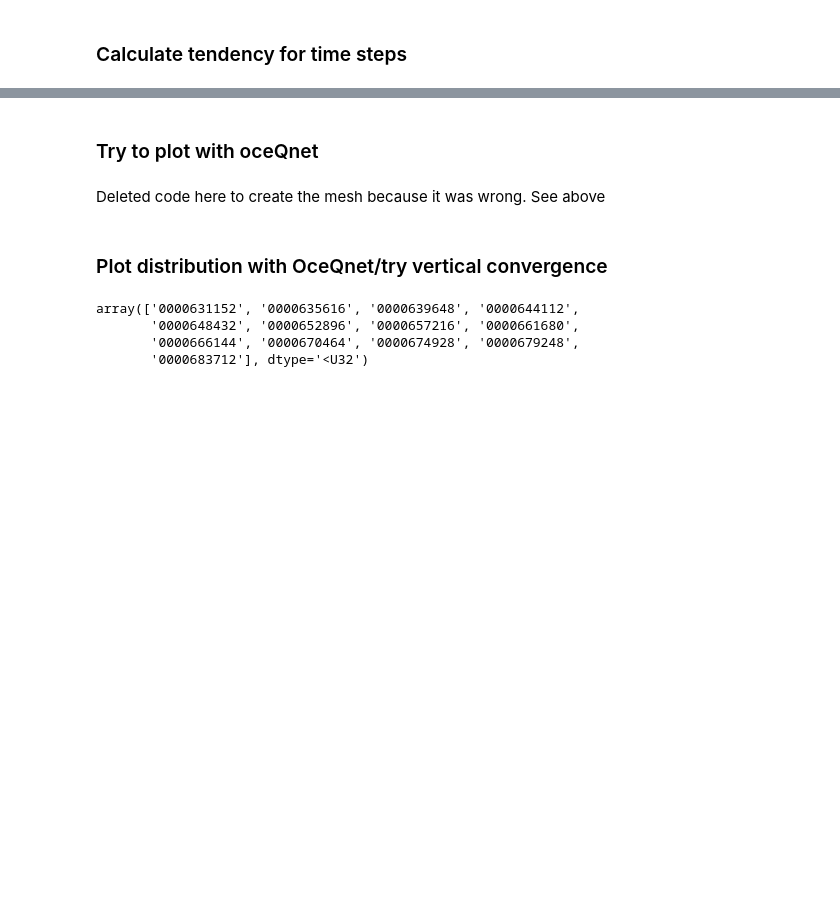
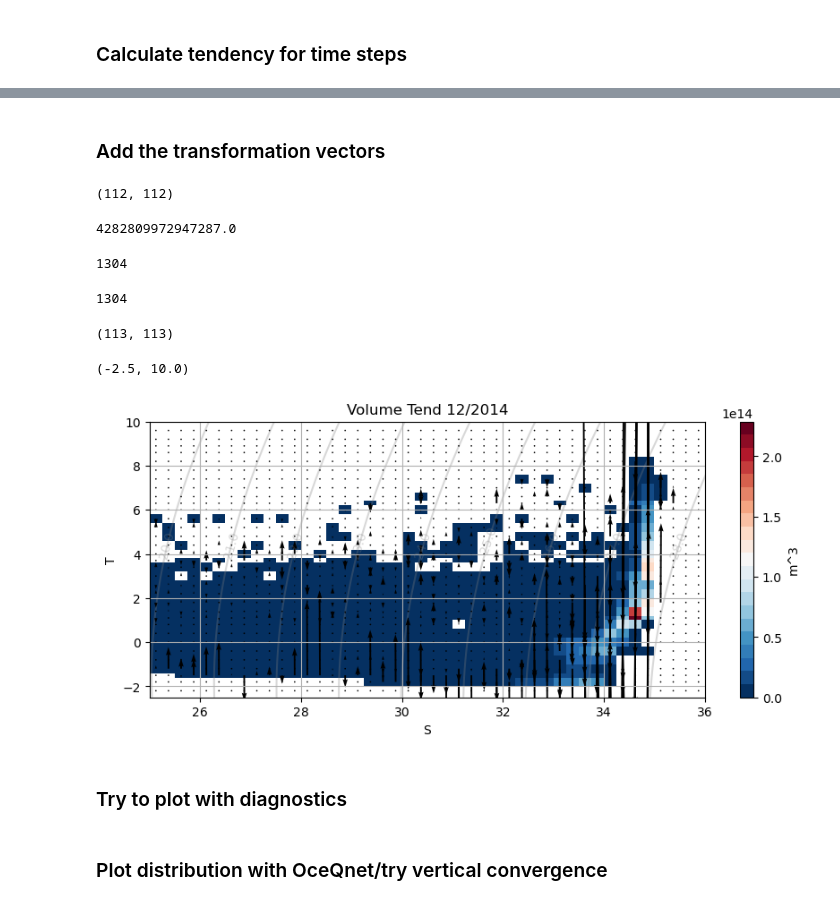
Before and after one commit to margaretmurakami/crios_backups, a Jupyter notebook: ASTE_270/offline_binning/BarentsSea_2014_testing.ipynb, the cells around one changed output, grey strips where cells are left out. Saved outputs shown, nothing was run; the diff lists cells and outputs as text; code cells hidden in the pictures; blank space fills up the shorter version.

```diff
--- a/ASTE_270/offline_binning/BarentsSea_2014_testing.ipynb
+++ b/ASTE_270/offline_binning/BarentsSea_2014_testing.ipynb
@@ -484,5 +547,5 @@ volume = xr.DataArray(data = vol,
 # %%
-ds = xr.Dataset({'theta': temp, 'salinity': salt, 'volume':volume})
-del salt, temp,vol
+ds = xr.Dataset({'theta': temp, 'salinity': salt, 'volume':volume, 'saltdr':saltdr,'thetadr':thetadr})
+del salt,temp,vol,saltdr,thetadr
 # %% [markdown]
 ### Do the binning in TS - add to array
@@ -766,4 +786,59 @@ plt.savefig(path + "Barents_tend_2014_v5.png",dpi = 300)
+# %% [markdown]
+### Add the transformation vectors
+# %%
+# specifically we need Jx/LSto_TS and Jy/LTto_TS
+# LSto_TS: Layer thickness tendency due to all SALT terms.  (m/s)
+# LTto_TS: Layer thickness tendency due to all THETA terms. (m/s)
+
+# I think each volume has a vector determined by tendheat and tendsalt
+testlen = tendvol[91,14]   # this is the length of the vector which is determined by volume change
+test_jy = tendheat[91,14]  # how much testlen will change due to heat
+test_jx = tendsalt[91,14]  # how much testlen will change due to salt
+
+# we can plot a volume distribution of december
+# %% [output]
+(112, 112)
+# %%
+myvolume = np.nansum(ds.vol_mesh.values[0,:,:,:],axis=2)
+plt
+# %% [output]
+4282809972947287.0
+# %%
+np.count_nonzero(tendsalt)
+# %% [output]
+1304
+# %%
+np.count_nonzero(tendheat)
+# %% [output]
+1304
+# %%
+np.count_nonzero(tendvol)
+Tbin.shape
+# %% [output]
+(113, 113)
+# %%
+fig = plt.figure()
+ax = plt.subplot(111)
+cmap = plt.get_cmap('RdBu_r',21).copy()
+cmap.set_under(color='white')
+cb = ax.pcolormesh(Sbin,Tbin,myvolume,cmap=cmap,vmin=0.001)
+
+# add isopycnals
+cs = ax.contour(si, ti, dens2, colors="grey", zorder=1,alpha=0.3,levels=np.arange(20,30,1))
+cl=plt.clabel(cs,fontsize=10,inline=False,fmt="%.1f")
+Tbin2,Sbin2 = np.meshgrid(binsTH_centers,binsSLT_centers)
+hh = plt.quiver(Sbin2, Tbin2, tendsalt, tendheat, scale=None,width=0.003)
+
+# labels
+fig.colorbar(cb,label="m^3")
+ax.set_title("Volume Tend 12/2014")
+ax.set_xlabel("S")
+ax.set_ylabel("T")
+ax.grid()
+ax.set_xlim(25,36)
+ax.set_ylim(-2.5,10)
+# %% [output]
+(-2.5, 10.0)
+[figure, added]
 # %% [markdown]
-### Try to plot with oceQnet
+### Try to plot with diagnostics
-# %% [markdown]
-Deleted code here to create the mesh because it was wrong. See above
@@ -802,12 +845,5 @@ Deleted code here to create the mesh because it was wrong. See above
 # %% [markdown]
 ### Plot distribution with OceQnet/try vertical convergence
-# %%
-tsstr
-# %% [output]
-array(['0000631152', '0000635616', '0000639648', '0000644112',
-       '0000648432', '0000652896', '0000657216', '0000661680',
-       '0000666144', '0000670464', '0000674928', '0000679248',
-       '0000683712'], dtype='<U32')
 # %%
 file_name = 'budg2d_zflux_set1'
 
```
Also changed, not shown: parts of 39 cells of this notebook, 3 other files.
